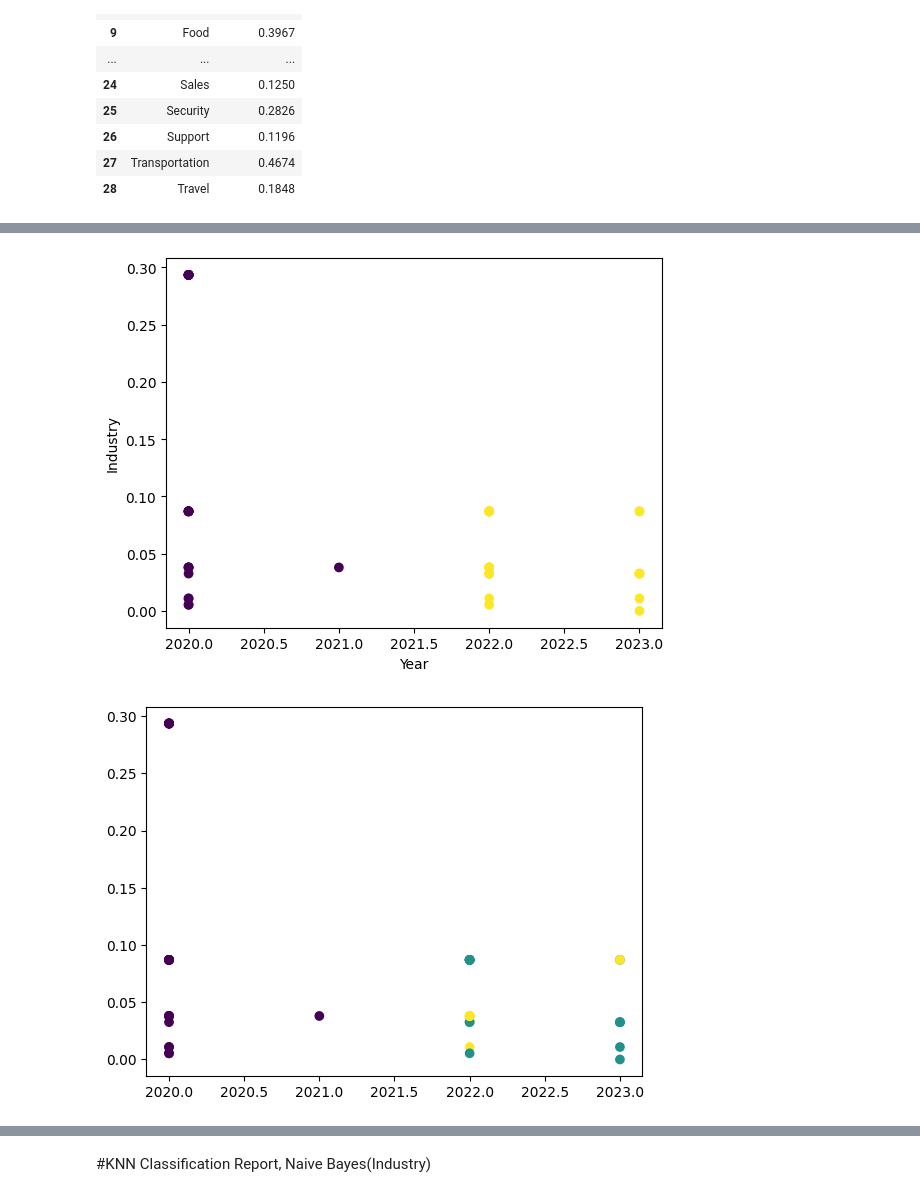
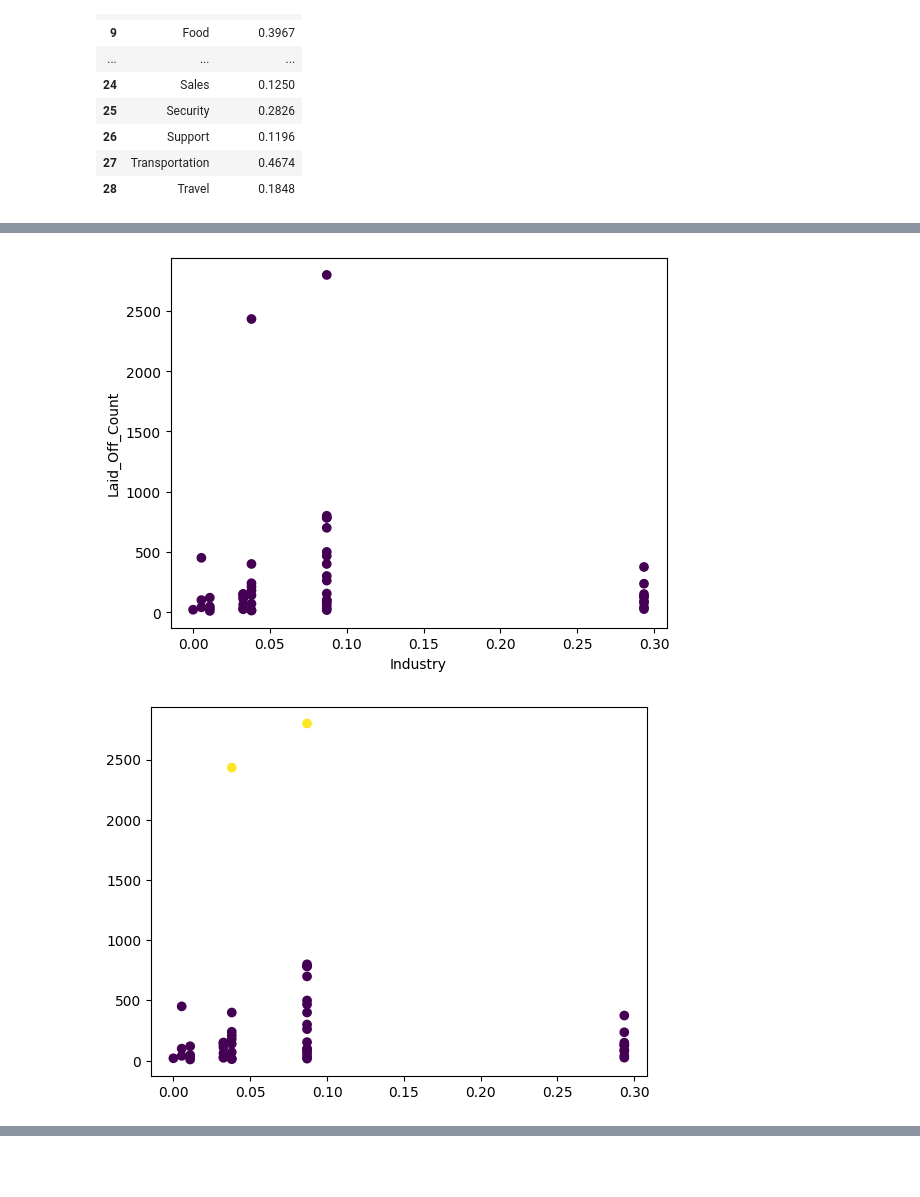
Before and after one commit to haduycattuong/DataMining-LayoffsDataset, a Jupyter notebook: Layoffs.ipynb, the cells around one changed output, grey strips where cells are left out. Saved outputs shown, nothing was run; the diff lists cells and outputs as text; code cells hidden in the pictures; blank space fills up the shorter version.

```diff
--- a/Layoffs.ipynb
+++ b/Layoffs.ipynb
@@ -325,0 +355,3 @@ weighted avg       0.54      0.34      0.25       249
+# %%
+data_kmeans = data.dropna()
+data_kmeans
@@ -325,0 +374,8 @@ weighted avg       0.54      0.34      0.25       249
+# %%
+data['Rank_New'] = ""
+data.loc[data['Laid_Off_Rank'].str.contains("Low"), 'Rank_New'] = "0"
+data.loc[data['Laid_Off_Rank'].str.contains("Medium"), 'Rank_New'] = "0.5"
+data.loc[data['Laid_Off_Rank'].str.contains("High"), 'Rank_New'] = "1"
+data_kmeans['Laid_Off_Rank'] = data['Rank_New']
+data_kmeans.to_csv('/content/drive/MyDrive/Colab Notebooks/Layoffs/Layoffs_Final_Kmeans.csv')
+data_kmeans.head()
@@ -326,6 +394,6 @@ weighted avg       0.54      0.34      0.25       249
 # %%
 #tach thanh 2 tap tin train va test
-data_year_train = data_year.iloc[:-50]
-data_year_test = data_year.iloc[-50:]
-data_year_train.to_csv('/content/drive/MyDrive/Colab Notebooks/Layoffs/Layoffs_Year_Train',index=False)
-data_year_test.to_csv('/content/drive/MyDrive/Colab Notebooks/Layoffs/Layoffs_Year_Test',index=False)
+data_train = data_kmeans.iloc[:-50]
+data_test = data_kmeans.iloc[-50:]
+data_train.to_csv('/content/drive/MyDrive/Colab Notebooks/Layoffs/Layoffs_Kmeans_Train',index=False)
+data_test.to_csv('/content/drive/MyDrive/Colab Notebooks/Layoffs/Layoffs_Kmeans_Test',index=False)
@@ -346,7 +400,7 @@ data_year_test.to_csv('/content/drive/MyDrive/Colab Notebooks/Layoffs/Layoffs_Ye
 # %%
 from sklearn.cluster import KMeans
 #loai bo cot pep tu ca 2 tap du lieu
-X_train = data_year_train.drop('Company', axis = 1)
+X_train = data_train.drop('Company', axis = 1)
 #thuc hien gom cum Kmean cho tap train voi k=2 k=3 k=4
 kmeans2 = KMeans(n_clusters=2,random_state=0).fit(X_train)
 kmeans3 = KMeans(n_clusters=3,random_state=0).fit(X_train)
@@ -374,18 +428,18 @@ plt.show()
 # %%
-X_test = data_year_test.drop('Company', axis = 1)
+X_test = data_test.drop('Company', axis = 1)
 y_pred_2 = kmeans2.predict(X_test)
 y_pred_3 = kmeans3.predict(X_test)
 y_pred_4 = kmeans4.predict(X_test)
 
 import matplotlib.pyplot as plt
-plt.xlabel('Year')
-plt.ylabel('Industry')
-plt.scatter(X_test['Year'],X_test['Industry'],c=y_pred_2)
+plt.xlabel('Industry')
+plt.ylabel('Laid_Off_Count')
+plt.scatter(X_test['Industry'],X_test['Laid_Off_Count'],c=y_pred_2)
 plt.show()
-plt.scatter(X_test['Year'],X_test['Industry'],c=y_pred_3)
+plt.scatter(X_test['Industry'],X_test['Laid_Off_Count'],c=y_pred_3)
 plt.show()
-plt.scatter(X_test['Year'],X_test['Industry'],c=y_pred_4)
+plt.scatter(X_test['Industry'],X_test['Laid_Off_Count'],c=y_pred_4)
 plt.show()
 # %% [output]
-[figure, old version]
+[figure, new version]
-[figure, old version]
+[figure, new version]
@@ -393,2 +446,0 @@ plt.show()
-# %% [markdown]
-#KNN Classification Report, Naive Bayes(Industry)
```
Also changed, not shown: parts of 25 cells of this notebook.
